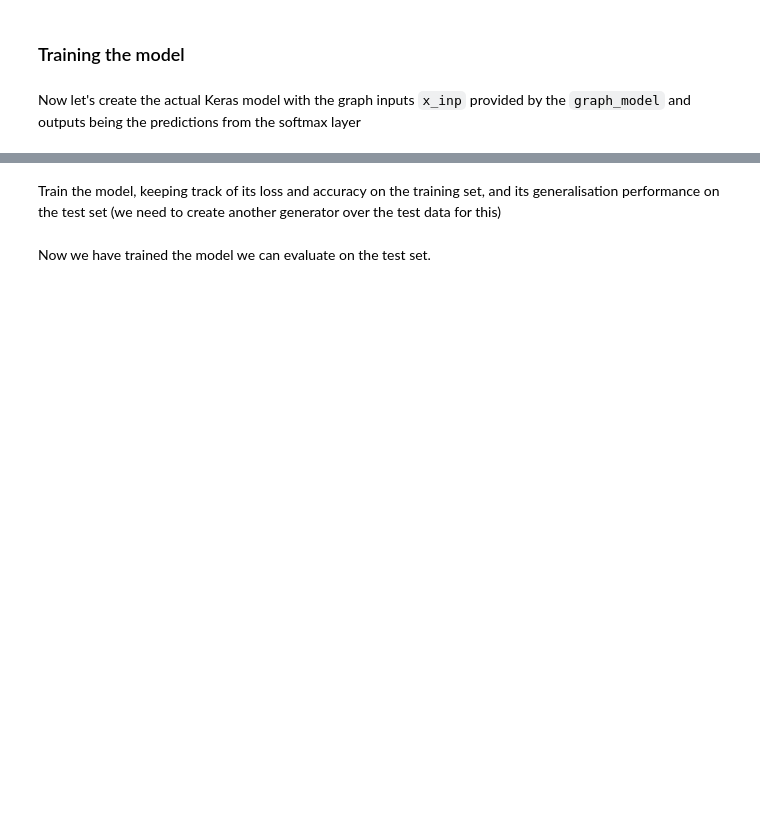
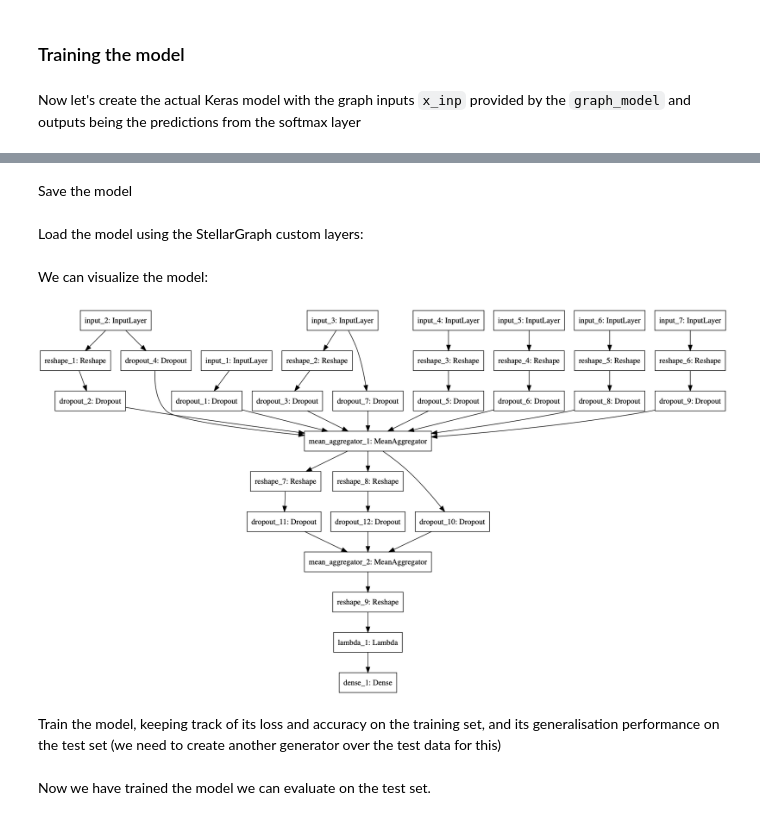
Before and after one commit to stellargraph/stellargraph, a Jupyter notebook: demos/node-classification/directed-graphsage/experim.ipynb, the cells around one changed output, grey strips where cells are left out. Drawn from its saved outputs; the diff is of its cells as text; code cells hidden in the pictures; blank space fills up the shorter version.

```diff
--- a/demos/node-classification/directed-graphsage/experim.ipynb
+++ b/demos/node-classification/directed-graphsage/experim.ipynb
@@ -180,0 +215,2 @@ model.compile(
+# %% [markdown]
+Save the model
@@ -181,3 +219,17 @@ model.compile(
+# %% [markdown]
+Load the model using the StellarGraph custom layers:
+# %%
+from keras.models import load_model
+
+model = load_model("test_save_model.h5", custom_objects=sg.custom_keras_layers)
+# %% [markdown]
+We can visualize the model:
+# %%
+from keras.utils.vis_utils import model_to_dot
+from IPython.display import Image
+Image(model_to_dot(model).create_png())
+# %% [output]
+[figure, added]
 # %% [markdown]
 Train the model, keeping track of its loss and accuracy on the training set, and its generalisation performance on the test set (we need to create another generator over the test data for this)
 # %%
```
Also changed, not shown: parts of 8 cells of this notebook, 3 other files.
